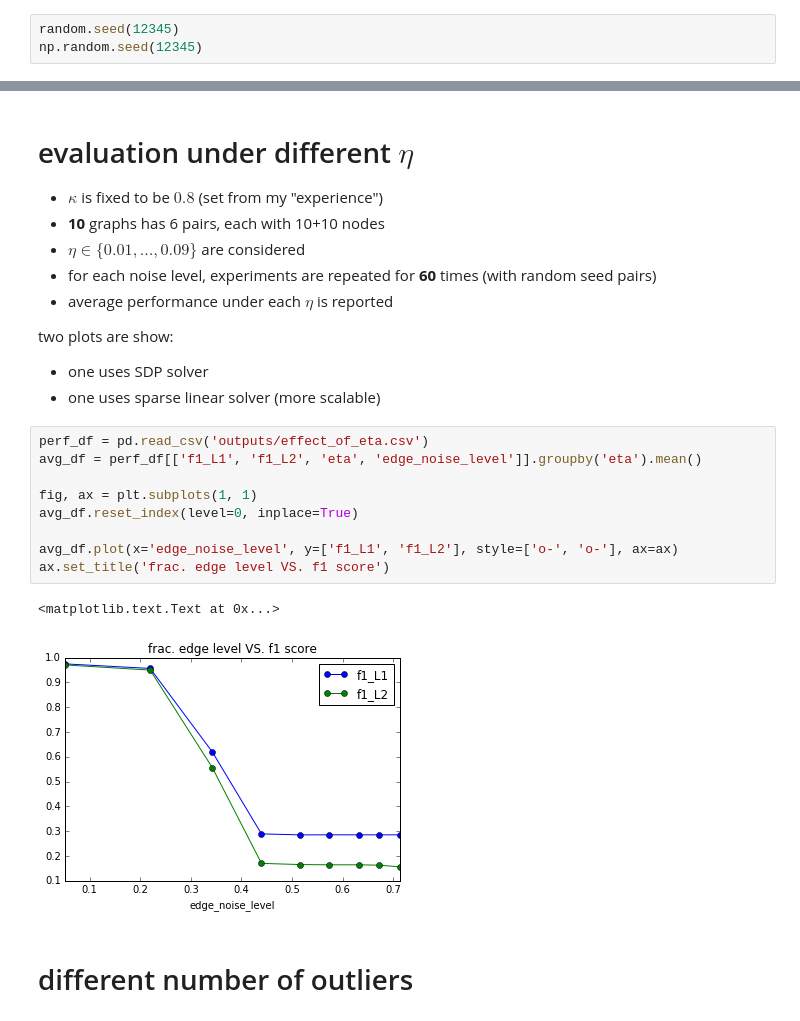
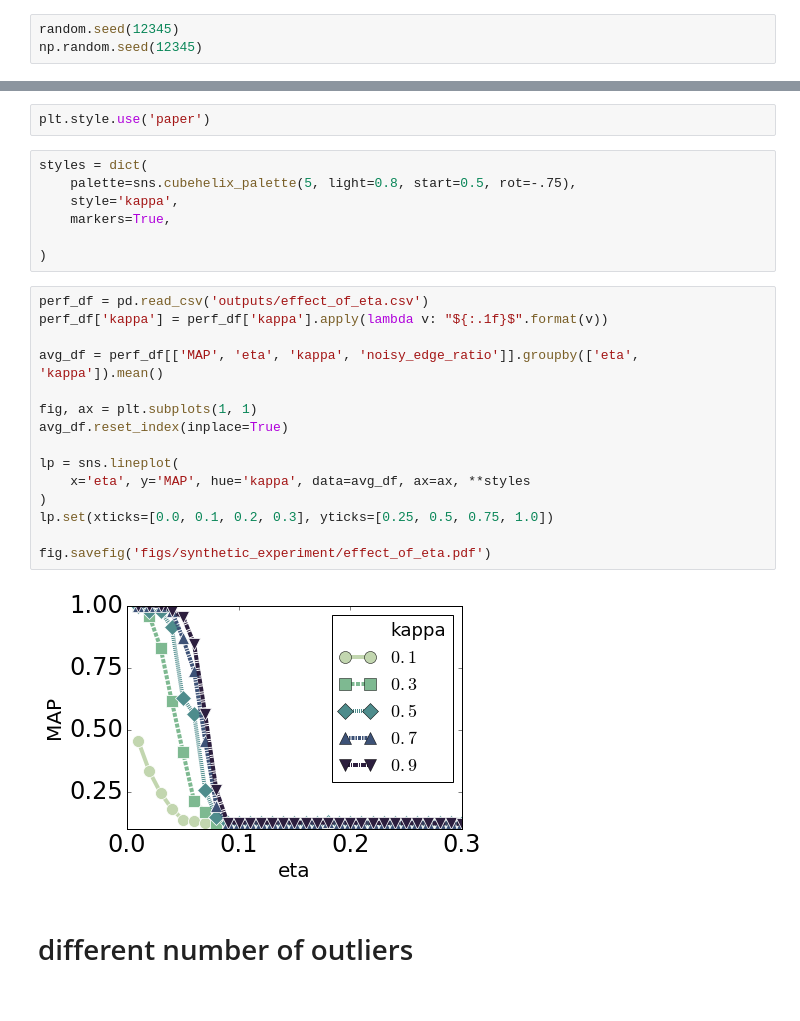
Before and after one commit to xiaohan2012/signed-local-community, a Jupyter notebook: experiment_on_synthetic_graphs.ipynb, the cells around one changed output, grey strips where cells are left out. Cells and saved outputs as stored; diff of their text form.

Commit message:
synthetic exp plots

```diff
--- a/experiment_on_synthetic_graphs.ipynb
+++ b/experiment_on_synthetic_graphs.ipynb
@@ -186,27 +27,28 @@ beta calcualte details: {'edges_outside': 81.0, 'neg_degree_inside': 1508, 'vol_
-# %% [markdown]
-# evaluation under different $\eta$
-
-- $\kappa$ is fixed to be $0.8$ (set from my "experience")
-- **10** graphs has 6 pairs, each with 10+10 nodes
-- $\eta \in \{0.01, \ldots, 0.09\}$ are considered
-- for each noise level, experiments are repeated for **60** times (with random seed pairs)
-- average performance under each $\eta$ is reported
-
-two plots are show:
-
-- one uses SDP solver
-- one uses sparse linear solver (more scalable)
-# %%
-perf_df = pd.read_csv('outputs/effect_of_eta.csv')
-avg_df = perf_df[['f1_L1', 'f1_L2', 'eta', 'edge_noise_level']].groupby('eta').mean()
-
-fig, ax = plt.subplots(1, 1)
-avg_df.reset_index(level=0, inplace=True)
-
-avg_df.plot(x='edge_noise_level', y=['f1_L1', 'f1_L2'], style=['o-', 'o-'], ax=ax)
-ax.set_title('frac. edge level VS. f1 score')
-# %% [output]
-<matplotlib.text.Text at 0x...>
-[figure, removed]
+# %%
+plt.style.use('paper')
+# %%
+styles = dict(
+    palette=sns.cubehelix_palette(5, light=0.8, start=0.5, rot=-.75),
+    style='kappa',
+    markers=True,
+
+)
+# %%
+perf_df = pd.read_csv('outputs/effect_of_eta.csv')
+perf_df['kappa'] = perf_df['kappa'].apply(lambda v: "${:.1f}$".format(v))
+
+avg_df = perf_df[['MAP', 'eta', 'kappa', 'noisy_edge_ratio']].groupby(['eta', 'kappa']).mean()
+
+fig, ax = plt.subplots(1, 1)
+avg_df.reset_index(inplace=True)
+
+lp = sns.lineplot(
+    x='eta', y='MAP', hue='kappa', data=avg_df, ax=ax, **styles
+)
+lp.set(xticks=[0.0, 0.1, 0.2, 0.3], yticks=[0.25, 0.5, 0.75, 1.0])
+
+fig.savefig('figs/synthetic_experiment/effect_of_eta.pdf')
+# %% [output]
+[figure, added]
 # %% [markdown]
 # different number of outliers
```
Also changed, not shown: parts of 18 cells of this notebook.
